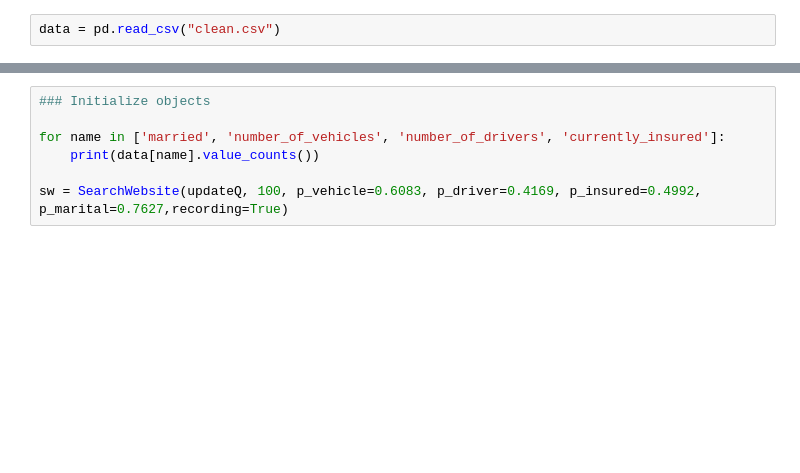
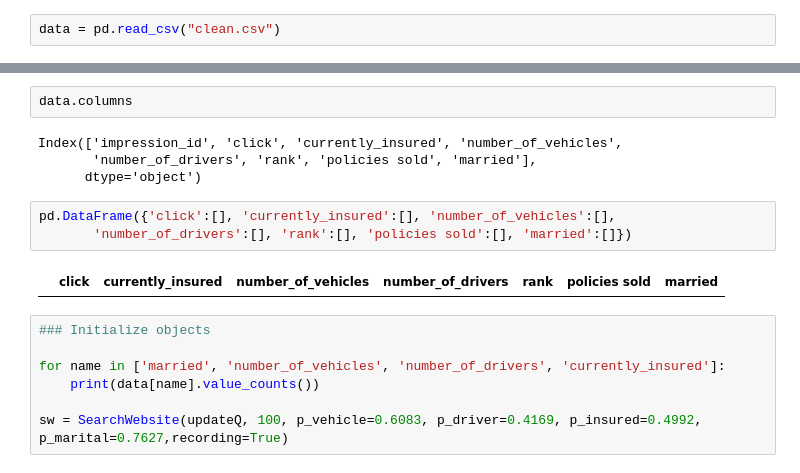
Before and after one commit to zeromath/RootInsurance, a Jupyter notebook: Example.ipynb, the cells around one changed output, grey strips where cells are left out. Drawn from its saved outputs; the diff is of its cells as text; blank space fills up the shorter version.

```diff
--- a/Example.ipynb
+++ b/Example.ipynb
@@ -10,3 +17,14 @@ data = pd.read_csv("clean.csv")
+# %%
+data.columns
+# %% [output]
+Index(['impression_id', 'click', 'currently_insured', 'number_of_vehicles',
+       'number_of_drivers', 'rank', 'policies sold', 'married'],
+      dtype='object')
+# %%
+pd.DataFrame({'click':[], 'currently_insured':[], 'number_of_vehicles':[],
+       'number_of_drivers':[], 'rank':[], 'policies sold':[], 'married':[]})
+# %% [output]
+|  | click | currently_insured | number_of_vehicles | number_of_drivers | rank | policies sold | married |
 # %%
 ### Initialize objects
 
```
Also changed, not shown: parts of 17 cells of this notebook, 1 other file.
